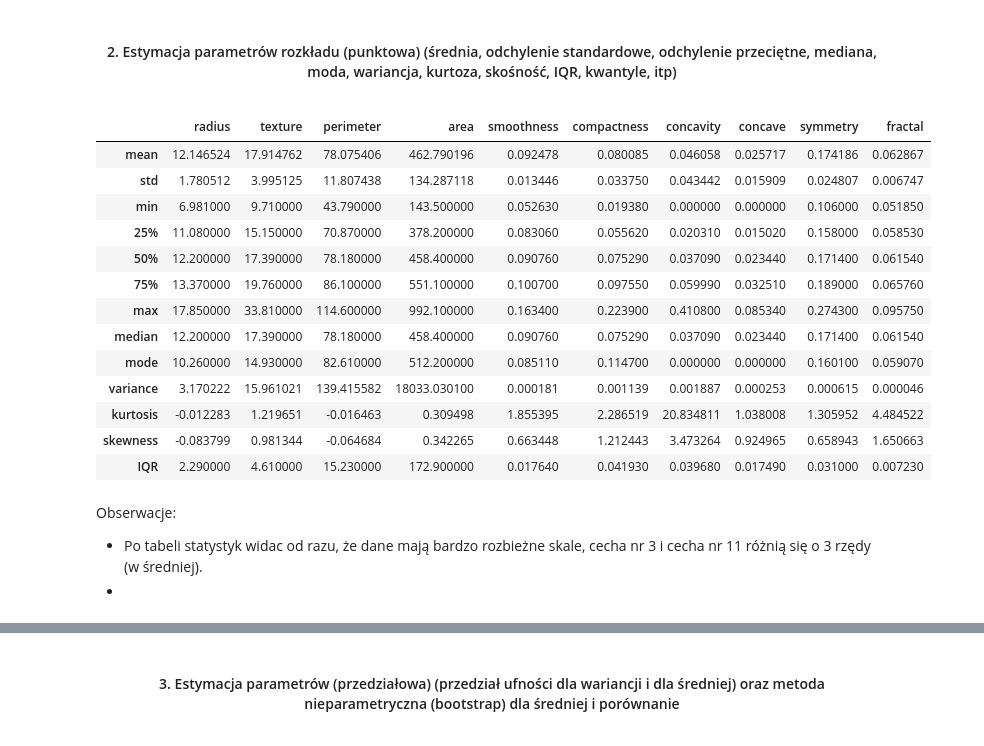
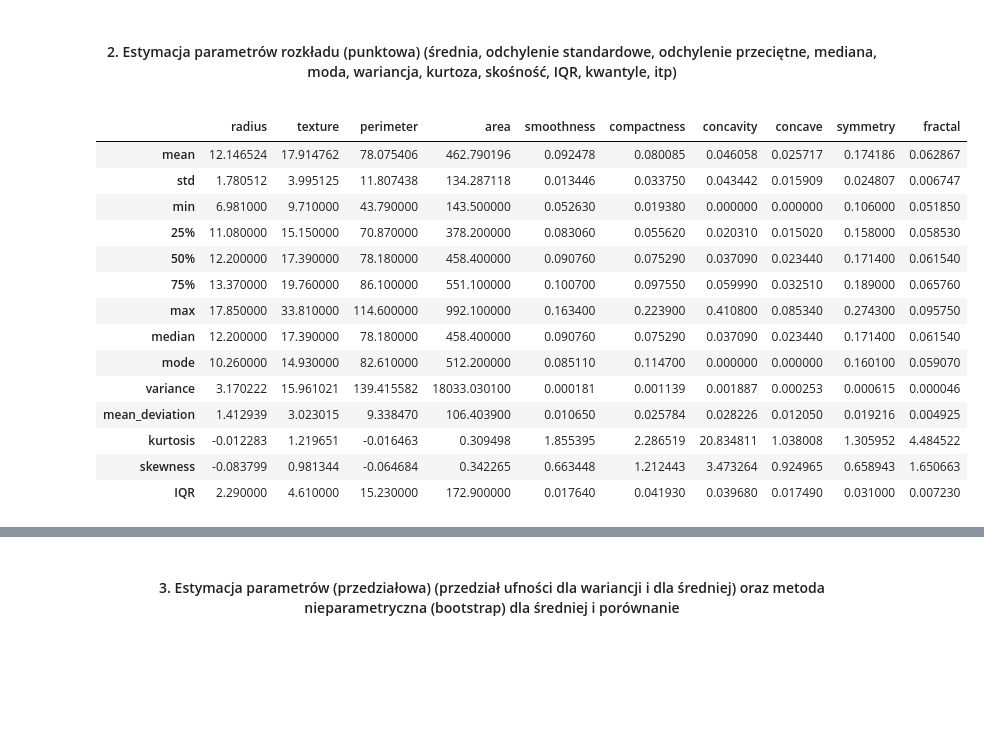
Before and after one commit to milymilek/statistics-projects, a Jupyter notebook: project-1/breast_cancer_analysis.ipynb, the cells around one changed output, grey strips where cells are left out. Cells and saved outputs as stored; diff of their text form; code cells hidden in the pictures; blank space fills up the shorter version.

```diff
--- a/project-1/breast_cancer_analysis.ipynb
+++ b/project-1/breast_cancer_analysis.ipynb
@@ -131,32 +106,30 @@ itp)
 # %%
 def pointwise_statistics(df):
     stats = df.describe().drop(index='count')
     stats.loc['median'] = df.median(axis=0)
     stats.loc['mode'] = df.mode(axis=0).iloc[0]
     stats.loc['variance'] = df.var(axis=0)
+    stats.loc['mean_deviation'] = (abs(df - df.mean())).mean()
     stats.loc['kurtosis'] = df.kurtosis(axis=0)
     stats.loc['skewness'] = df.skew(axis=0)
     stats.loc['IQR'] = stats.loc['75%'] - stats.loc['25%']
 
     return stats
 
 pointwise_statistics(df_benign)
 # %% [output]
 |  | radius | texture | perimeter | area | smoothness | compactness | concavity | concave | symmetry | fractal |
 | mean | 12.146524 | 17.914762 | 78.075406 | 462.790196 | 0.092478 | 0.080085 | 0.046058 | 0.025717 | 0.174186 | 0.062867 |
 | std | 1.780512 | 3.995125 | 11.807438 | 134.287118 | 0.013446 | 0.033750 | 0.043442 | 0.015909 | 0.024807 | 0.006747 |
 | min | 6.981000 | 9.710000 | 43.790000 | 143.500000 | 0.052630 | 0.019380 | 0.000000 | 0.000000 | 0.106000 | 0.051850 |
 | 25% | 11.080000 | 15.150000 | 70.870000 | 378.200000 | 0.083060 | 0.055620 | 0.020310 | 0.015020 | 0.158000 | 0.058530 |
 | 50% | 12.200000 | 17.390000 | 78.180000 | 458.400000 | 0.090760 | 0.075290 | 0.037090 | 0.023440 | 0.171400 | 0.061540 |
 | 75% | 13.370000 | 19.760000 | 86.100000 | 551.100000 | 0.100700 | 0.097550 | 0.059990 | 0.032510 | 0.189000 | 0.065760 |
 | max | 17.850000 | 33.810000 | 114.600000 | 992.100000 | 0.163400 | 0.223900 | 0.410800 | 0.085340 | 0.274300 | 0.095750 |
 | median | 12.200000 | 17.390000 | 78.180000 | 458.400000 | 0.090760 | 0.075290 | 0.037090 | 0.023440 | 0.171400 | 0.061540 |
 | mode | 10.260000 | 14.930000 | 82.610000 | 512.200000 | 0.085110 | 0.114700 | 0.000000 | 0.000000 | 0.160100 | 0.059070 |
 | variance | 3.170222 | 15.961021 | 139.415582 | 18033.030100 | 0.000181 | 0.001139 | 0.001887 | 0.000253 | 0.000615 | 0.000046 |
+| mean_deviation | 1.412939 | 3.023015 | 9.338470 | 106.403900 | 0.010650 | 0.025784 | 0.028226 | 0.012050 | 0.019216 | 0.004925 |
 | kurtosis | -0.012283 | 1.219651 | -0.016463 | 0.309498 | 1.855395 | 2.286519 | 20.834811 | 1.038008 | 1.305952 | 4.484522 |
 | skewness | -0.083799 | 0.981344 | -0.064684 | 0.342265 | 0.663448 | 1.212443 | 3.473264 | 0.924965 | 0.658943 | 1.650663 |
 | IQR | 2.290000 | 4.610000 | 15.230000 | 172.900000 | 0.017640 | 0.041930 | 0.039680 | 0.017490 | 0.031000 | 0.007230 |
-# %% [markdown]
-Obserwacje:
-- Po tabeli statystyk widac od razu, że dane mają bardzo rozbieżne skale, cecha nr 3 i cecha nr 11 różnią się o 3 rzędy (w średniej).
--
```
Also changed, not shown: parts of 27 cells of this notebook.
